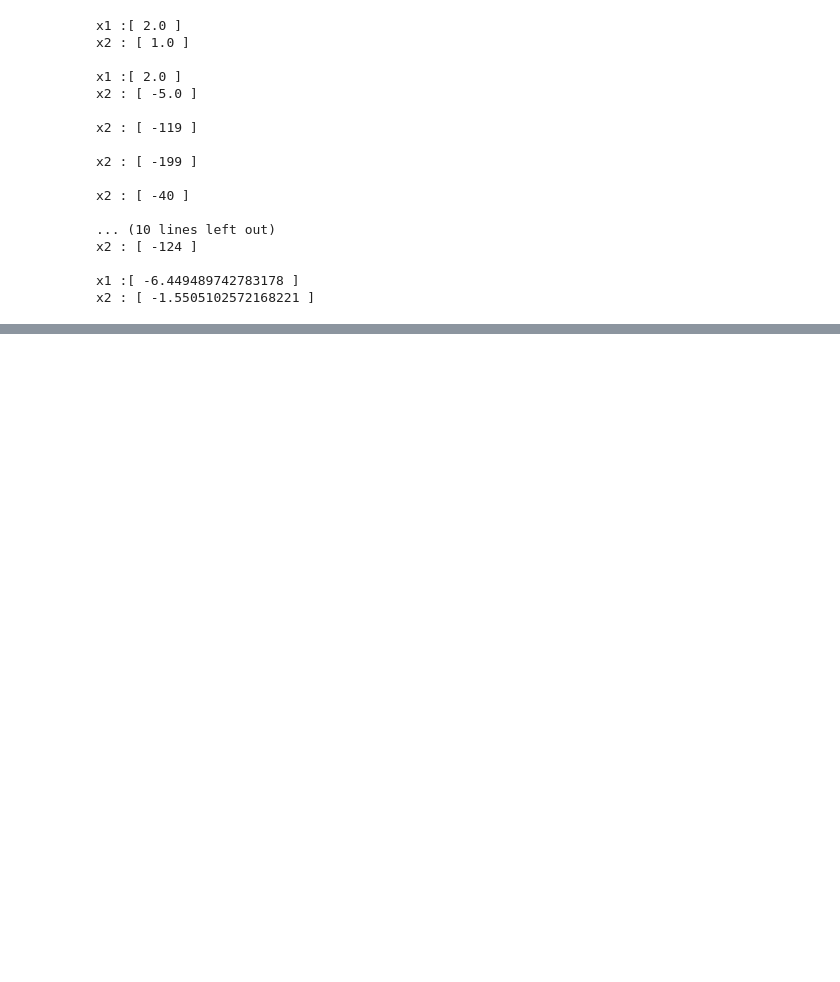
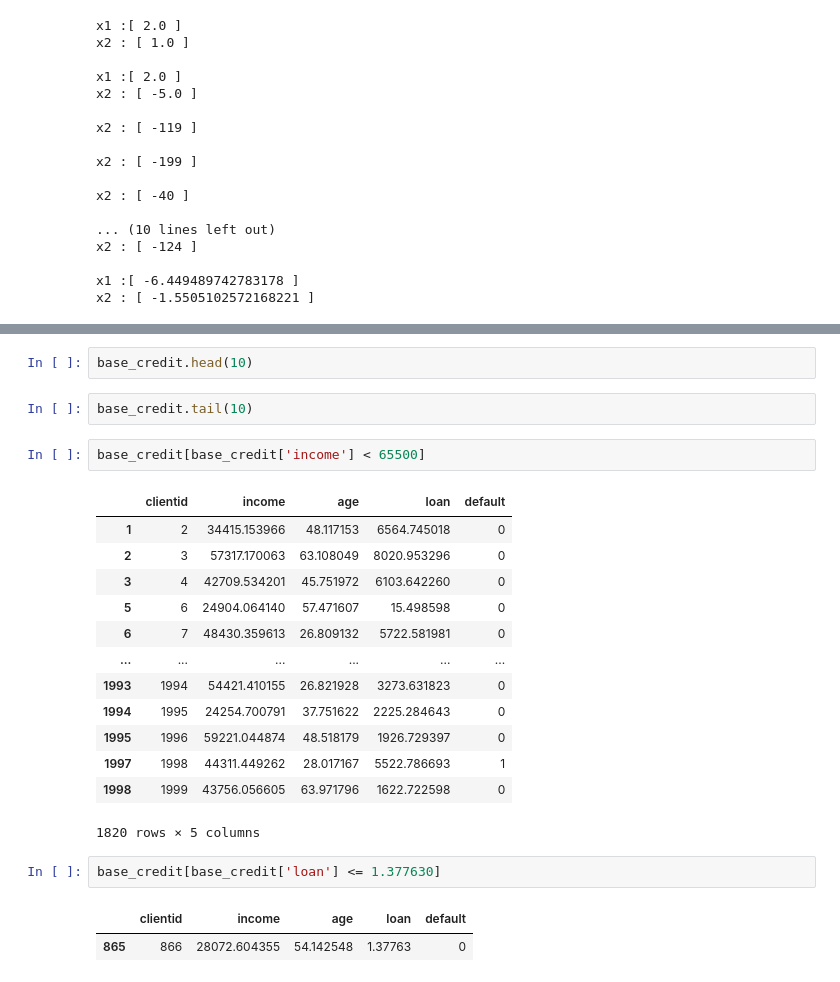
Before and after one commit to WillianSCorrea/am-t4-s1a2026, a Jupyter notebook: aula2403_amt4.ipynb, the cells around one changed output, grey strips where cells are left out. Cells and saved outputs as stored; diff of their text form; blank space fills up the shorter version.

```diff
--- a/aula2403_amt4.ipynb
+++ b/aula2403_amt4.ipynb
@@ -74,0 +140,25 @@ x2 : [ -1.5505102572168221 ]
+# %%
+base_credit.head(10)
+# %%
+base_credit.tail(10)
+# %%
+base_credit[base_credit['income'] < 65500]
+# %% [output]
+|  | clientid | income | age | loan | default |
+| 1 | 2 | 34415.153966 | 48.117153 | 6564.745018 | 0 |
+| 2 | 3 | 57317.170063 | 63.108049 | 8020.953296 | 0 |
+| 3 | 4 | 42709.534201 | 45.751972 | 6103.642260 | 0 |
+| 5 | 6 | 24904.064140 | 57.471607 | 15.498598 | 0 |
+| 6 | 7 | 48430.359613 | 26.809132 | 5722.581981 | 0 |
+| ... | ... | ... | ... | ... | ... |
+| 1993 | 1994 | 54421.410155 | 26.821928 | 3273.631823 | 0 |
+| 1994 | 1995 | 24254.700791 | 37.751622 | 2225.284643 | 0 |
+| 1995 | 1996 | 59221.044874 | 48.518179 | 1926.729397 | 0 |
+| 1997 | 1998 | 44311.449262 | 28.017167 | 5522.786693 | 1 |
+| 1998 | 1999 | 43756.056605 | 63.971796 | 1622.722598 | 0 |
+1820 rows × 5 columns
+# %%
+base_credit[base_credit['loan'] <= 1.377630]
+# %% [output]
+|  | clientid | income | age | loan | default |
+| 865 | 866 | 28072.604355 | 54.142548 | 1.37763 | 0 |
```
Also changed, not shown: parts of 11 cells of this notebook.
